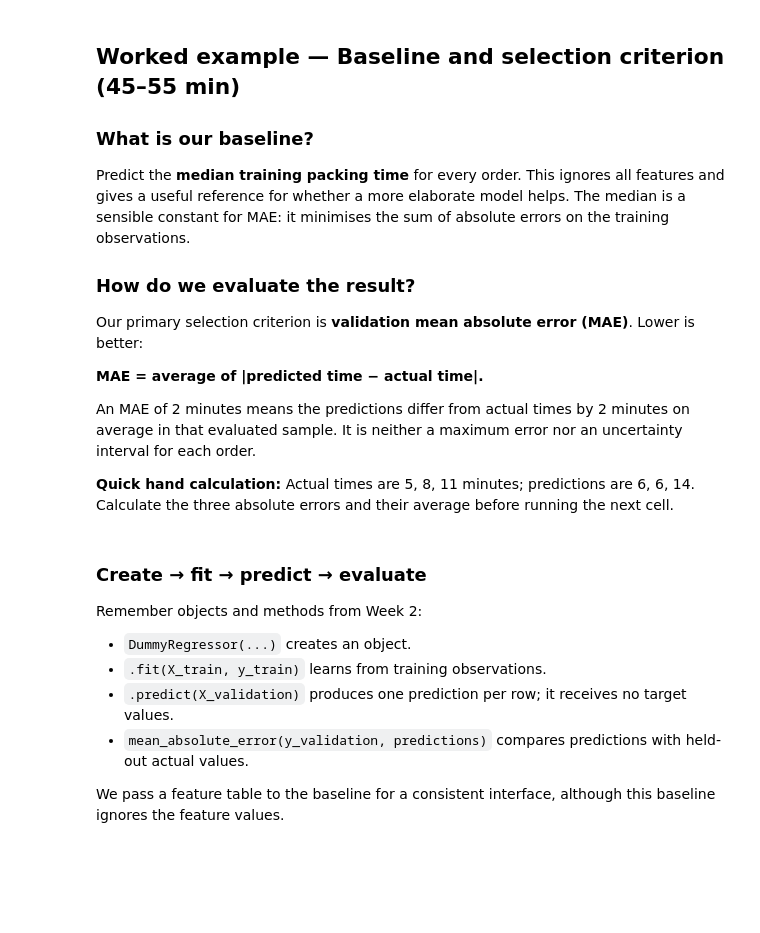
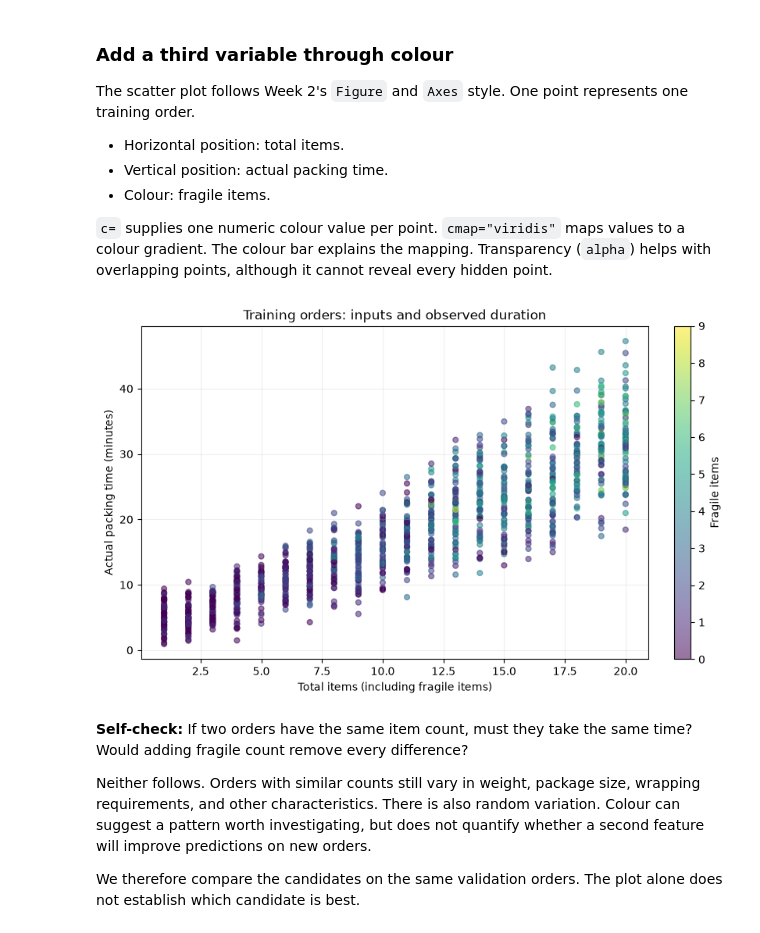
Before and after one commit to AlbertEMC2Stein/MAT-00-80-K-1_Introduction-to-Machine-Learning_Hands-On, a Jupyter notebook: week_03_scikit_learn_i.ipynb, the cells around one changed output. Drawn from its saved outputs; the diff is of its cells as text; code cells hidden in the pictures; blank space fills up the shorter version.

Commit message:
Overhauled week 3

```diff
--- a/week_03_scikit_learn_i.ipynb
+++ b/week_03_scikit_learn_i.ipynb
@@ -161,11 +239,19 @@ A random split is appropriate for our independent, simulated orders. For future-
 # %%
 development, test = train_test_split(
-    orders, test_size=0.20, random_state=42
-)
-train, validation = train_test_split(
-    development, test_size=0.25, random_state=42
+    orders,
+    test_size=0.20,
+    random_state=42,
 )
 
-print("Training orders:", len(train))
-print("Validation orders:", len(validation))
-print("Test orders:", len(test))
+train, validation = train_test_split(
+    development,
+    test_size=0.25,
+    random_state=42,
+)
+
+split_sizes = pd.DataFrame({
+    "part": ["Training", "Validation", "Test"],
+    "orders": [len(train), len(validation), len(test)],
+})
+split_sizes["share"] = split_sizes["orders"] / len(orders)
+split_sizes
@@ -197,27 +297,35 @@ plt.show()
 # %% [markdown]
-## Worked example — Baseline and selection criterion (45–55 min)
-### What is our baseline?
-Predict the **median training packing time** for every order. This ignores all features and gives a useful reference for whether a more elaborate model helps. The median is a sensible constant for MAE: it minimises the sum of absolute errors on the training observations.
+### Add a third variable through colour
 
-### How do we evaluate the result?
-Our primary selection criterion is **validation mean absolute error (MAE)**. Lower is better:
+The scatter plot follows Week 2's `Figure` and `Axes` style. One point represents one training order.
 
-**MAE = average of |predicted time − actual time|.**
+- Horizontal position: total items.
+- Vertical position: actual packing time.
+- Colour: fragile items.
 
-An MAE of 2 minutes means the predictions differ from actual times by 2 minutes on average in that evaluated sample. It is neither a maximum error nor an uncertainty interval for each order.
-
-**Quick hand calculation:** Actual times are 5, 8, 11 minutes; predictions are 6, 6, 14. Calculate the three absolute errors and their average before running the next cell.
+`c=` supplies one numeric colour value per point. `cmap="viridis"` maps values to a colour gradient. The colour bar explains the mapping. Transparency (`alpha`) helps with overlapping points, although it cannot reveal every hidden point.
 # %%
-example_actual = np.array([5, 8, 11])
-example_predictions = np.array([6, 6, 14])
-print("Absolute errors:", np.abs(example_predictions - example_actual))
-print("MAE:", mean_absolute_error(example_actual, example_predictions))
+fig, ax = plt.subplots(figsize=(8, 5), layout="constrained")
+
+points = ax.scatter(
+    train["item_count"],
+    train[target],
+    c=train["fragile_count"],
+    cmap="viridis",
+    alpha=0.55,
+    s=24,
+)
+fig.colorbar(points, ax=ax, label="Fragile items")
+ax.set_xlabel("Total items (including fragile items)")
+ax.set_ylabel("Actual packing time (minutes)")
+ax.set_title("Training orders: inputs and observed duration")
+ax.grid(alpha=0.2)
+plt.show()
+# %% [output]
+[figure, added]
 # %% [markdown]
-### Create → fit → predict → evaluate
-Remember objects and methods from Week 2:
-- `DummyRegressor(...)` creates an object.
-- `.fit(X_train, y_train)` learns from training observations.
-- `.predict(X_validation)` produces one prediction per row; it receives no target values.
-- `mean_absolute_error(y_validation, predictions)` compares predictions with held-out actual values.
+**Self-check:** If two orders have the same item count, must they take the same time? Would adding fragile count remove every difference?
 
-We pass a feature table to the baseline for a consistent interface, although this baseline ignores the feature values.
+Neither follows. Orders with similar counts still vary in weight, package size, wrapping requirements, and other characteristics. There is also random variation. Colour can suggest a pattern worth investigating, but does not quantify whether a second feature will improve predictions on new orders.
+
+We therefore compare the candidates on the same validation orders. The plot alone does not establish which candidate is best.
```
Also changed, not shown: parts of 105 cells of this notebook.
